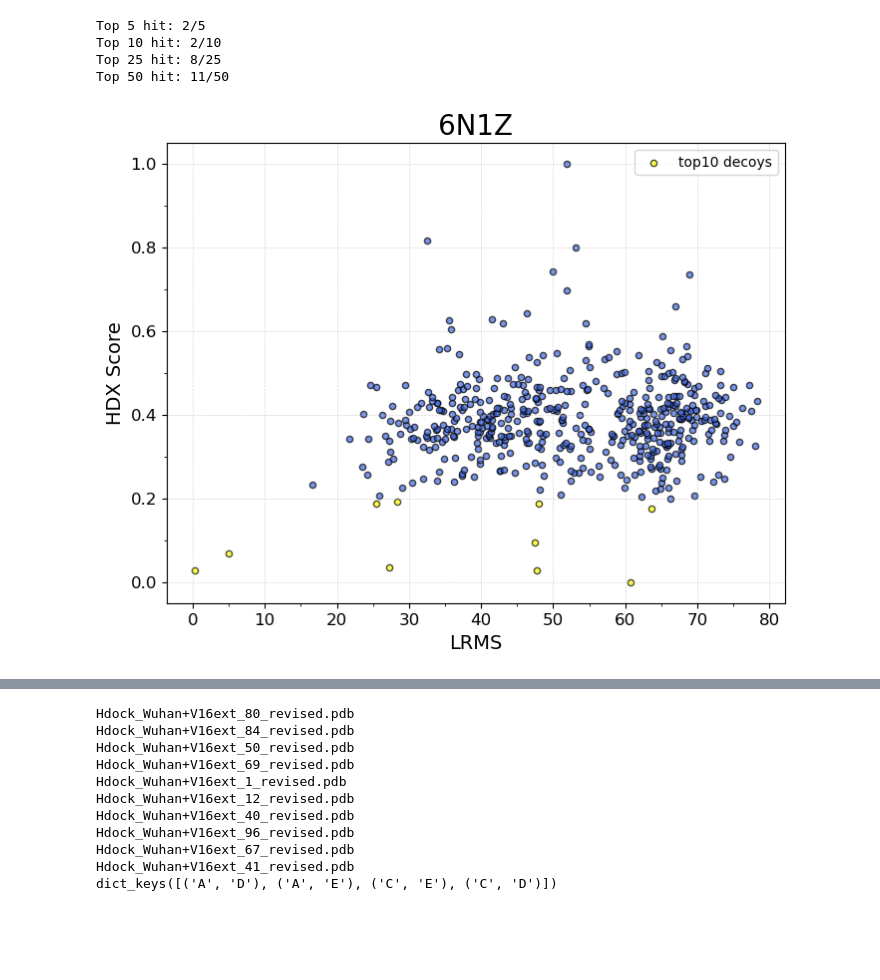
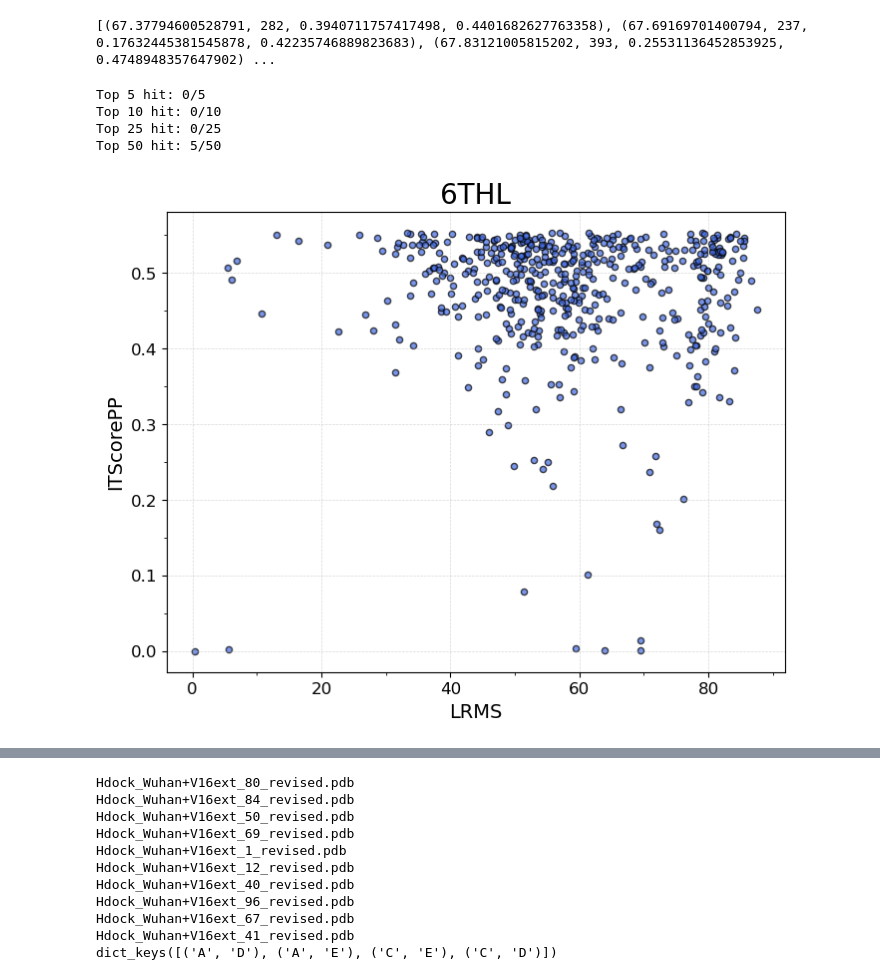
Before and after one commit to SuperChrisW/HDXRank, a Jupyter notebook: script/test.ipynb, the cells around one changed output, grey strips where cells are left out. Drawn from its saved outputs; the diff is of its cells as text; code cells hidden in the pictures; blank space fills up the shorter version.

```diff
--- a/script/test.ipynb
+++ b/script/test.ipynb
@@ -42,8 +43,8 @@ import matplotlib.pyplot as plt
 def get_true_diff(HDX_fpath, apo_states, complex_states):
     def get_weighted_uptake(HDX_df, protein, state, correction):
         temp_HDX_df = HDX_df[(HDX_df['state']==state) & (HDX_df['protein']==protein)]
-        #temp_HDX_df = temp_HDX_df[(temp_HDX_df['log_t']<4) & (temp_HDX_df['log_t']>3)]
-        temp_HDX_df = temp_HDX_df[(temp_HDX_df['log_t']>4)]
+        temp_HDX_df = temp_HDX_df[(temp_HDX_df['log_t']<2) & (temp_HDX_df['log_t']>=1.35 )]
+        #temp_HDX_df = temp_HDX_df[(temp_HDX_df['log_t']==4)]
 
         print(protein, state, temp_HDX_df.shape)
         temp_HDX_df = temp_HDX_df.sort_values(by=['start', 'end'], ascending=[True, True])
@@ -80,24 +81,25 @@ def get_true_diff(HDX_fpath, apo_states, complex_states):
             true_complex[l] = u
         complex_mtx.update(U_complex_mtx)
 
-    print(apo_mtx, complex_mtx)
     true_diff = {}
     diff_mtx = {}
     for key in true_apo.keys():
         if key in true_complex:
             true_diff[key] = true_complex[key] - true_apo[key]
             diff_mtx[key] = {t: complex_mtx[t][key] - apo_mtx[t][key] for t in apo_mtx if key in apo_mtx[t] and key in complex_mtx[t]}
+
+    print(len(true_diff.keys()))
     return true_diff, diff_mtx
 
 # Delta true diff
-apo_states = [('H2A1_XENLA', 'H2AH2B', 0)]
-complex_states = [('H2A1_XENLA', 'Imp9+AB', 0)]
+apo_states = [('rtt', 'Rtt', 0)]
+complex_states = [('rtt', 'Rtt_Bcd', 0)]
 true_diff, diff_RFU_mtx = get_true_diff(HDX_fpath, apo_states, complex_states)
 
 plt.figure(figsize=(30, 15))
 plt.tight_layout()
 plt.subplot(2, 1, 1) # 2 row, 1 columns, 1st subplot
-plt.title(f'6N1Z_B', fontsize=20)
+plt.title(f'6THL_A', fontsize=20)
 
 x_labels = list(true_diff.keys())
 x_positions = np.arange(len(x_labels))  # numerical positions for x-axis
@@ -116,11 +118,11 @@ plt.axhline(y=0, color='r', linestyle='--', label='Zero line')
 plt.grid(True)
 plt.legend()
 
-apo_states = [('H2B11_XENLA', 'H2AH2B', 0)]
-complex_states = [('H2B11_XENLA', 'Imp9+AB', 0)]
+apo_states = [('bcdFL', 'Bcd', 0)]
+complex_states = [('bcdFL', 'Bcd_Rtt', 0)]
 true_diff, diff_RFU_mtx = get_true_diff(HDX_fpath, apo_states, complex_states)
 plt.subplot(2, 1, 2) # 2 row, 1 columns, 1st subplot
-plt.title(f'6N1Z_C', fontsize=20)
+plt.title(f'6THL_B', fontsize=20)
 
 x_labels = list(true_diff.keys())
 x_positions = np.arange(len(x_labels))  # numerical positions for x-axis
@@ -497,41 +507,74 @@ H2B11_XENLA Imp9+AB (73, 11)
+# %%
+print(rmsd_sorted)
+# %% [output]
+[(67.37794600528791, 282, 0.3940711757417498, 0.4401682627763358), (67.69169701400794, 237, 0.17632445381545878, 0.42235746889823683), (67.83121005815202, 393, 0.25531136452853925, 0.4748948357647902) ...
 # %%
 # plot RMSD and mae index
 from scipy.stats import pearsonr, spearmanr
 from sklearn.metrics import r2_score
 from matplotlib.ticker import AutoMinorLocator
 
 top5_common = len(set(HDX_top30[:5]).intersection(set(rmsd_top30[:5])))
 top10_common = len(set(HDX_top30[:10]).intersection(set(rmsd_top30[:10])))
 top25_common = len(set(HDX_top30[:25]).intersection(set(rmsd_top30[:25])))
 top50_common = len(set(HDX_top30[:50]).intersection(set(rmsd_top30[:50])))
 
 print(f"Top 5 hit: {top5_common}/5")
 print(f"Top 10 hit: {top10_common}/10")
 print(f"Top 25 hit: {top25_common}/25")
 print(f"Top 50 hit: {top50_common}/50")
 
 
 maes = [i[0] for i in sorted_batch]
 rmsd = [i[2] for i in sorted_batch]
+ITscore = [i[3] for i in sorted_batch]
+
+plt.figure(figsize=(8, 6))
+plt.ylabel('ITScorePP', fontsize=14)
+plt.xlabel('LRMS', fontsize=14)
+plt.grid(True, which = 'major', linestyle='--', linewidth=0.5, alpha = 0.5)
+#plt.scatter(rmsd[:10], maes[:10], alpha=0.7, edgecolor='black', color='yellow', s=20, label = 'top10 decoys')
+plt.scatter(rmsd, ITscore, alpha=0.7, edgecolor='black', color='royalblue', s=20)
+plt.title(f'{protein_name}', fontsize=20)
+plt.minorticks_on()
+plt.tick_params(axis='both', labelsize=12)
+plt.gca().xaxis.set_minor_locator(AutoMinorLocator(2))
+plt.gca().yaxis.set_minor_locator(AutoMinorLocator(2))
+#plt.legend()
+#plt.show()
+plt.savefig(f'/home/lwang/models/HDX_LSTM/data/Latest_test/hdock/{protein_name}_RMSD_ITScore.png', dpi = 300)
 
 plt.figure(figsize=(8, 6))
 plt.ylabel('HDX Score', fontsize=14)
 plt.xlabel('LRMS', fontsize=14)
 plt.grid(True, which = 'major', linestyle='--', linewidth=0.5, alpha = 0.5)
-plt.scatter(rmsd[:10], maes[:10], alpha=0.7, edgecolor='black', color='yellow', s=20, label = 'top10 decoys')
-plt.scatter(rmsd[10:], maes[10:], alpha=0.7, edgecolor='black', color='royalblue', s=20)
-
+#plt.scatter(rmsd[:10], maes[:10], alpha=0.7, edgecolor='black', color='yellow', s=20, label = 'top10 decoys')
+plt.scatter(rmsd, maes, alpha=0.7, edgecolor='black', color='royalblue', s=20)
 plt.title(f'{protein_name}', fontsize=20)
 plt.minorticks_on()
 plt.tick_params(axis='both', labelsize=12)
 plt.gca().xaxis.set_minor_locator(AutoMinorLocator(2))
 plt.gca().yaxis.set_minor_locator(AutoMinorLocator(2))
-plt.legend()
+#plt.legend()
 #plt.show()
 plt.savefig(f'/home/lwang/models/HDX_LSTM/data/Latest_test/hdock/{protein_name}_RMSD_MAE.png', dpi = 300)
+
+combine_score = [j + 0.4*i for i, j in zip(maes, ITscore)]
+plt.figure(figsize=(8, 6))
+plt.title(f'{protein_name}', fontsize=20)
+plt.ylabel('ITScorePP + HDX score', fontsize=14)
+plt.xlabel('LRMS', fontsize=14)
+plt.grid(True, which = 'major', linestyle='--', linewidth=0.5, alpha = 0.5)
+plt.scatter(rmsd, combine_score, alpha=0.7, edgecolor='black', color='royalblue', s=20)
+plt.minorticks_on()
+plt.tick_params(axis='both', labelsize=12)
+plt.gca().xaxis.set_minor_locator(AutoMinorLocator(2))
+plt.gca().yaxis.set_minor_locator(AutoMinorLocator(2))
+plt.savefig(f'/home/lwang/models/HDX_LSTM/data/Latest_test/hdock/{protein_name}_RMSD_combineScore.png', dpi = 300)
+#plt.show()
 # %% [output]
-Top 5 hit: 2/5
-Top 10 hit: 2/10
-Top 25 hit: 8/25
-Top 50 hit: 11/50
+Top 5 hit: 0/5
+Top 10 hit: 0/10
+Top 25 hit: 0/25
+Top 50 hit: 5/50
-[figure, old version]
+[figure, new version]
```
Also changed, not shown: parts of 20 cells of this notebook, 10 other files.
